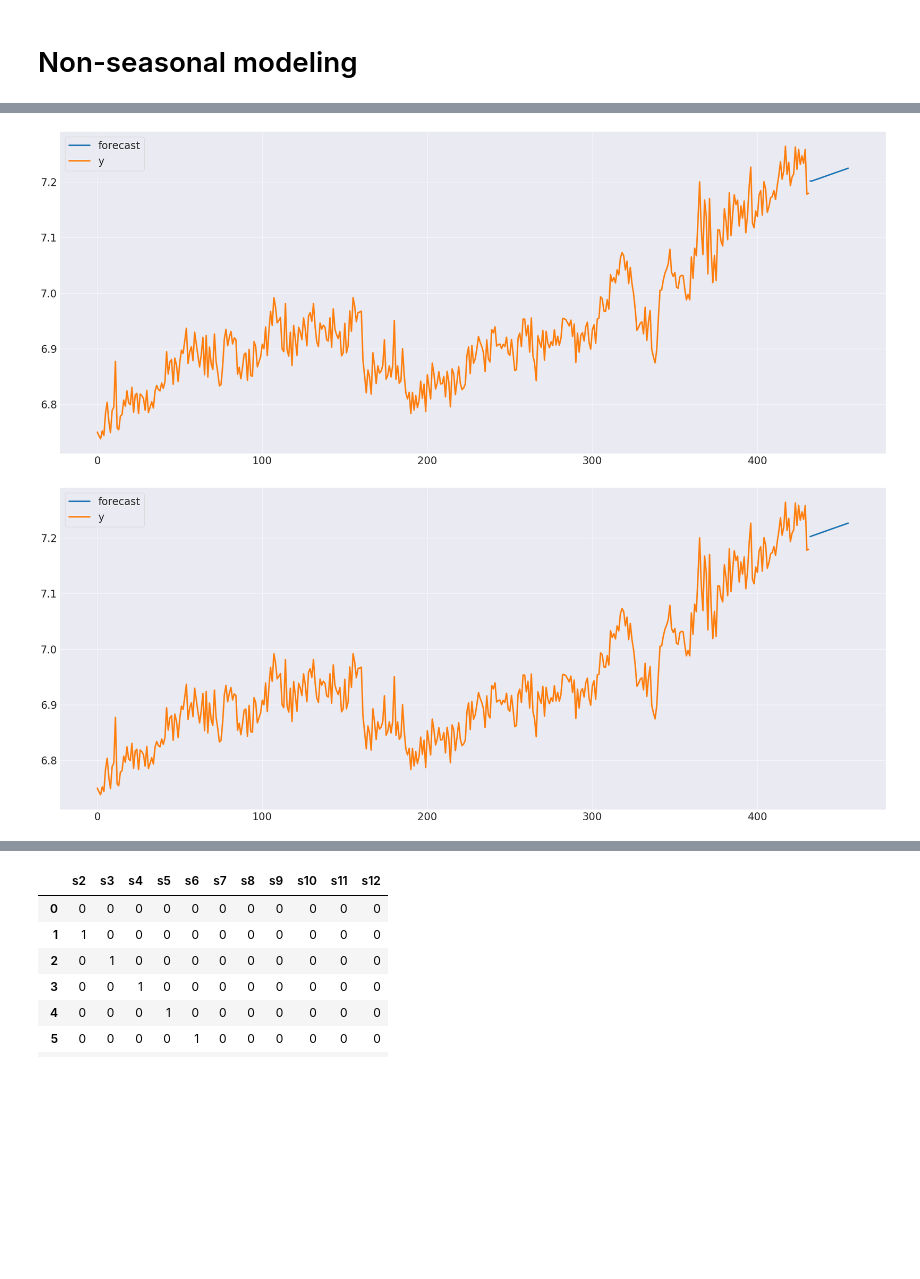
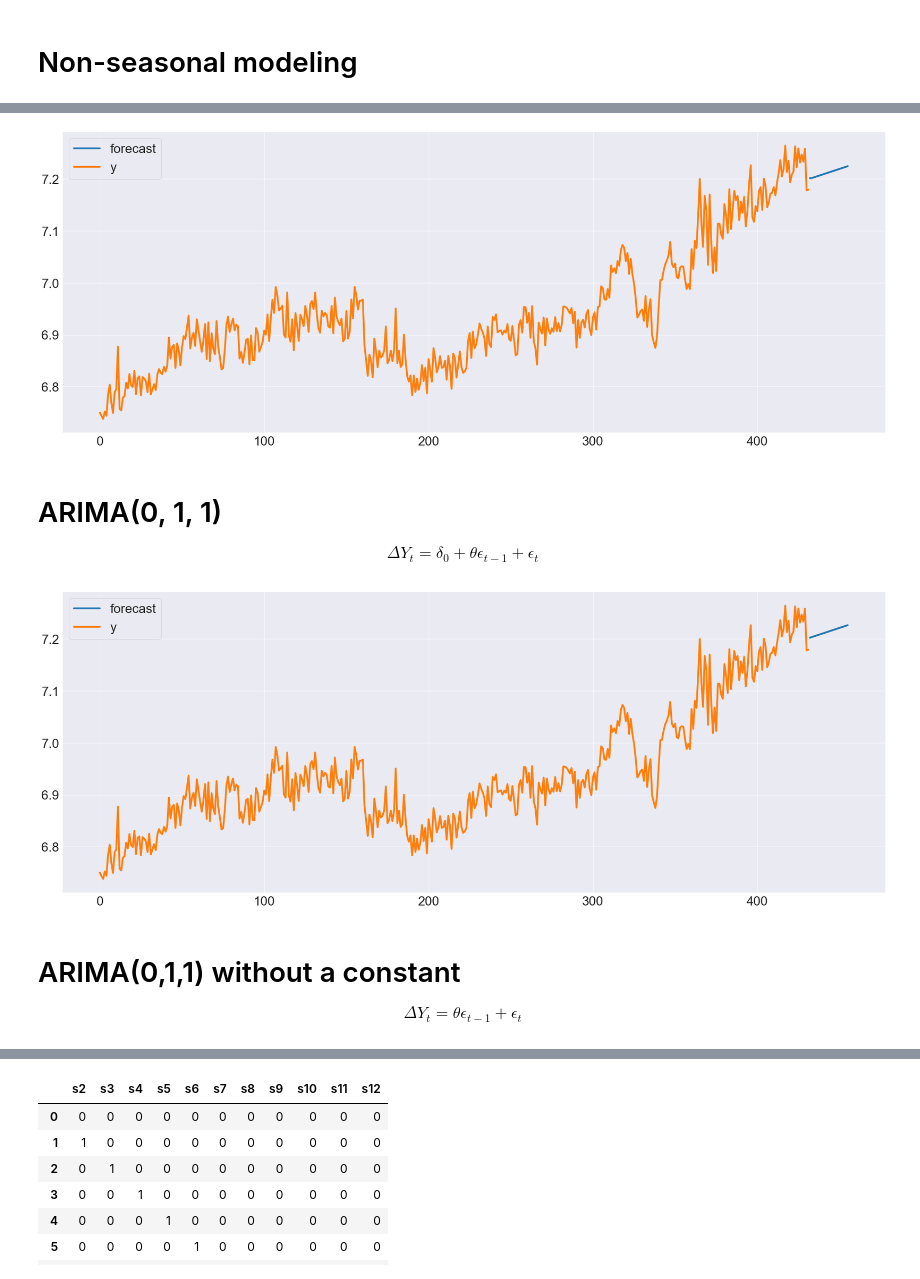
Before and after one commit to bashtage/AFE2020, a Jupyter notebook: SARIMA Modeling.ipynb, the cells around one changed output, grey strips where cells are left out. Saved outputs shown, nothing was run; the diff lists cells and outputs as text; code cells hidden in the pictures; blank space fills up the shorter version.

```diff
--- a/SARIMA Modeling.ipynb
+++ b/SARIMA Modeling.ipynb
@@ -37,7 +37,7 @@ from scipy import stats
 import seaborn as sns
 sns.set_style("darkgrid")
 # These values are optimized for full-screen on a high-resolution monitor
-plt.rc("figure", figsize=(40,16))
+plt.rc("figure", figsize=(32,12))
 plt.rc("font", size=28)
 plt.rc("lines", linewidth=4)
 # %% [markdown]
@@ -122,13 +156,21 @@ plot_forecast(y, res.forecast(24))
 # %%
-res = SARIMAX(y, order=(1, 1, 1), trend="c").fit(maxiter=250)
-res.summary()
-plot_forecast(y, res.forecast(24))
+arima_111 = SARIMAX(y, order=(1, 1, 1), trend="c").fit(maxiter=250)
+arima_111.summary()
+plot_forecast(y, arima_111.forecast(24))
 # %% [output]
-[figure, old version]
+[figure, new version]
+# %% [markdown]
+# ARIMA(0, 1, 1)
+
+$$ \Delta Y_t = \delta_0 +  \theta \epsilon_{t-1} + \epsilon_t $$
 # %%
-res = SARIMAX(y, order=(0, 1, 1), trend="c").fit(maxiter=250)
-res.summary()
-plot_forecast(y, res.forecast(24))
+arima_011 = SARIMAX(y, order=(0, 1, 1), trend="c").fit(maxiter=250)
+arima_011.summary()
+plot_forecast(y, arima_011.forecast(24))
 # %% [output]
-[figure, old version]
+[figure, new version]
+# %% [markdown]
+# ARIMA(0,1,1) without a constant
+
+$$ \Delta Y_t =  \theta \epsilon_{t-1} + \epsilon_t $$
 # %%
```
Also changed, not shown: parts of 28 cells of this notebook.
